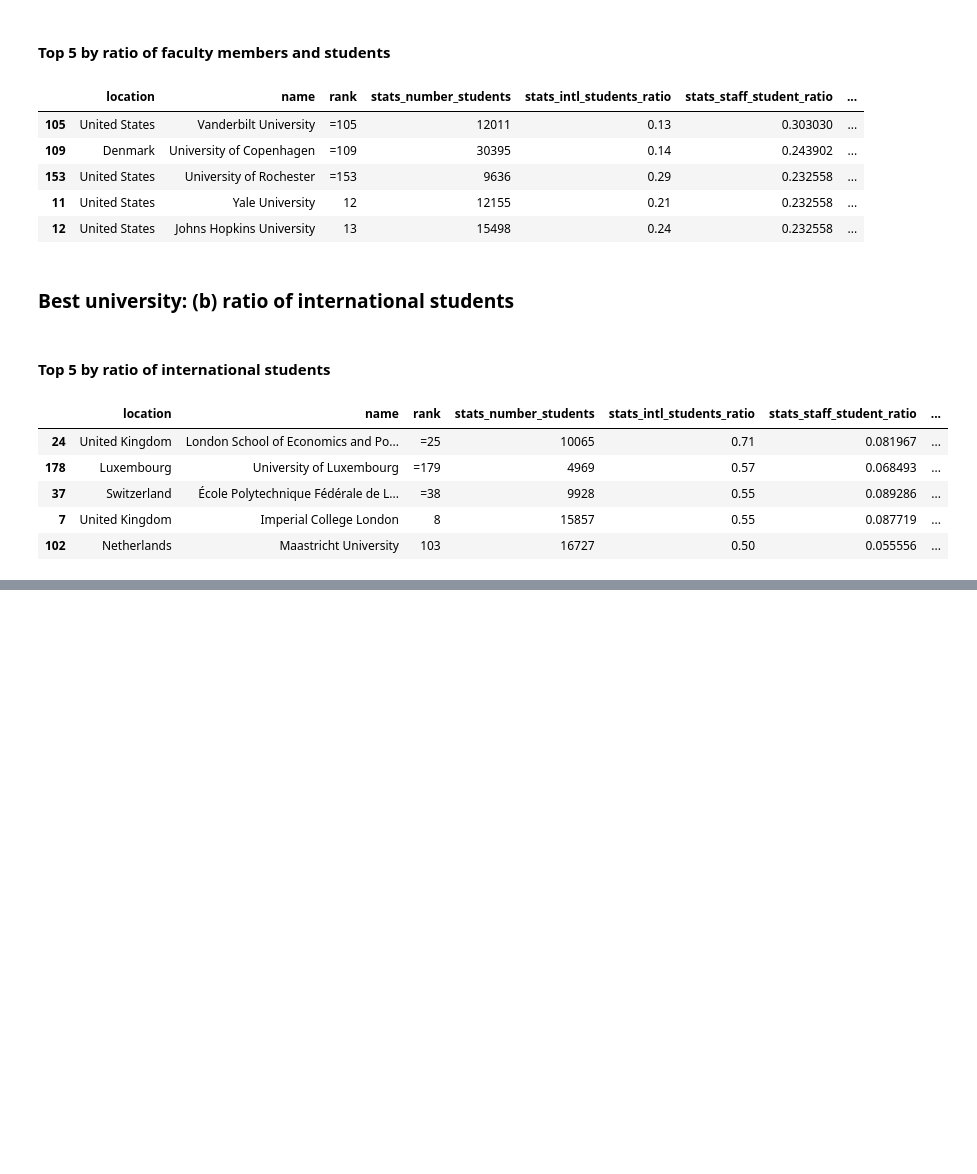
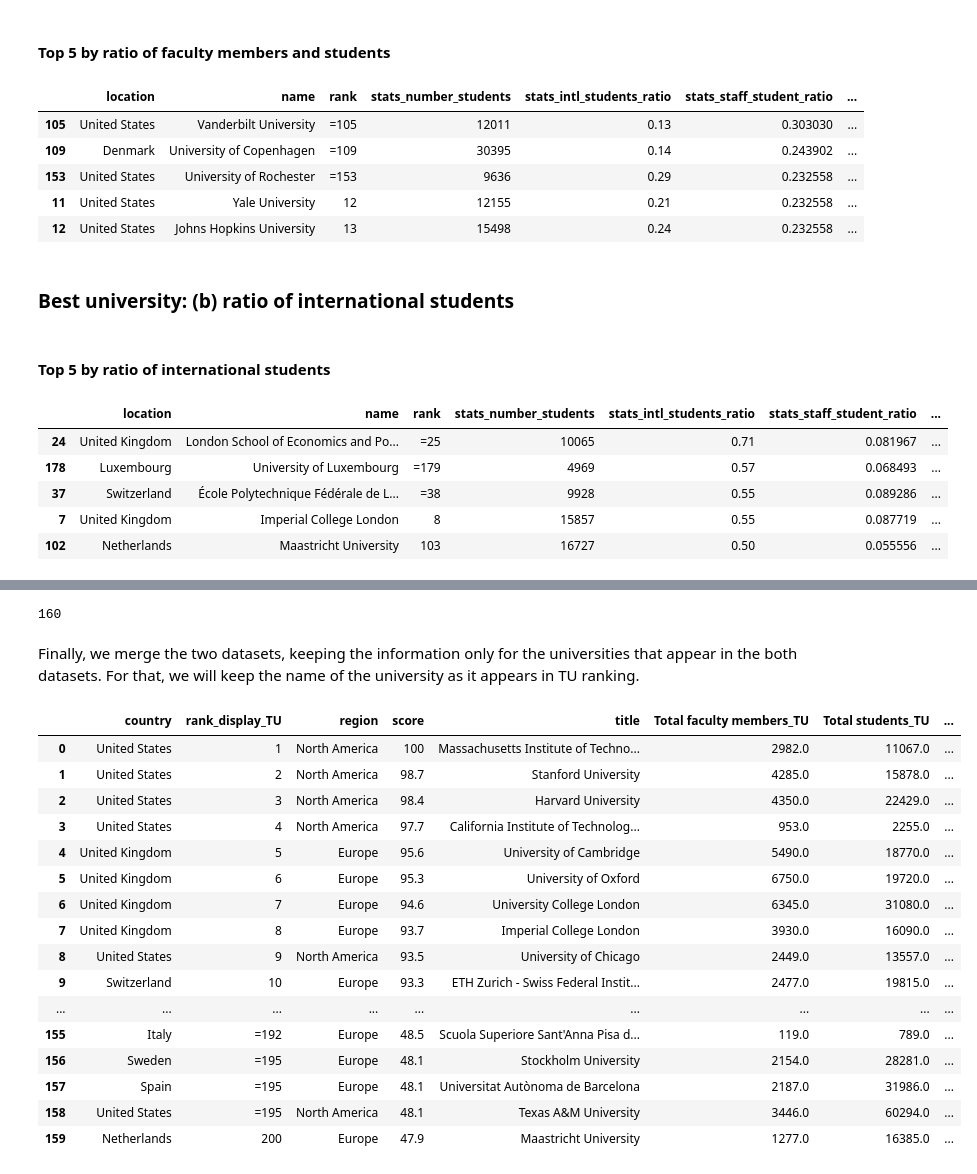
Before and after one commit to baetuc/ADA-CS-401, a Jupyter notebook: 02 - Data from the Web/Homework 2.ipynb, the cells around one changed output, grey strips where cells are left out. Cells and saved outputs as stored; diff of their text form; code cells hidden in the pictures; blank space fills up the shorter version.

```diff
--- a/02 - Data from the Web/Homework 2.ipynb
+++ b/02 - Data from the Web/Homework 2.ipynb
@@ -702,12 +702,12 @@ def pair_universities():
 
         if best_match_university is not None: # we found match
             paired.append((university_data.title, best_match_university))
-            delete_entry_by_university_name(best_match_university, THE_universities_normalized)
+            delete_entry_by_university_name(best_match_university, THE_universities_normalized) # delete matched university from the list
 
         else:
-            unpaired.append(university_data.title)
+            unpaired.append((university_data.title, university_data.country))
 
-    THE_unpaired = [pair[1] for pair in THE_universities_normalized]
+    THE_unpaired = [(pair[1], pair[2]) for pair in THE_universities_normalized]
 
     return paired, unpaired, THE_unpaired
 # %%
@@ -727,0 +807,50 @@ print(b)
+# %%
+paired.remove(('Universitat de Barcelona' ,'Autonomous University of Barcelona'))
+paired.remove(('Vrije Universiteit Brussel (VUB)', 'Université Libre de Bruxelles'))
+
+paired.append(('Ludwig-Maximilians-Universität München', 'LMU Munich'))
+paired.append(('Albert-Ludwigs-Universitaet Freiburg', 'University of Freiburg'))
+paired.append(('Lomonosov Moscow State University', 'Lomonosov Moscow State University'))
+paired.append(('Universitat Autònoma de Barcelona', 'Autonomous University of Barcelona'))
+paired.append(('Washington University in St. Louis', 'Washington University in St Louis'))
+
+len(paired)
+# %% [output]
+160
+# %% [markdown]
+Finally, we merge the two datasets, keeping the information only for the universities that appear in the both datasets. For that, we will keep the name of the university as it appears in TU ranking.
+# %%
+THE_names_to_TU_names = {key:value for value, key in paired}
+# dictionary which maps the universities names from THE ranking to the universities names from TU ranking, for all universities
+# that appear in both rankings
+
+THE_df = data_thedu.copy()
+
+THE_df['name'] = THE_df['name'].apply(lambda x: THE_names_to_TU_names[x] if x in THE_names_to_TU_names else x)
+# transforms the name of the universities that also appeat in TU ranking in their equivalent from TU
+THE_df.rename(columns={'name':'title', 'rank':'rank_display', 'stats_number_students':'Total students',
+                      'stats_intl_students_ratio':'Ratio intl/total students',
+                      'stats_staff_student_ratio':'Ratio faculty/students',
+                      'number_international_students_inferred':'International students',
+                      'number_faculty_members_inferred':'Total faculty members'}, inplace=True)
+
+merged_df = TU_df.merge(THE_df, on='title', how='inner', suffixes=('_TU', '_THE'))
+merged_df
+# %% [output]
+|  | country | rank_display_TU | region | score | title | Total faculty members_TU | Total students_TU | ... |
+| 0 | United States | 1 | North America | 100 | Massachusetts Institute of Techno... | 2982.0 | 11067.0 | ... |
+| 1 | United States | 2 | North America | 98.7 | Stanford University | 4285.0 | 15878.0 | ... |
+| 2 | United States | 3 | North America | 98.4 | Harvard University | 4350.0 | 22429.0 | ... |
+| 3 | United States | 4 | North America | 97.7 | California Institute of Technolog... | 953.0 | 2255.0 | ... |
+| 4 | United Kingdom | 5 | Europe | 95.6 | University of Cambridge | 5490.0 | 18770.0 | ... |
+| 5 | United Kingdom | 6 | Europe | 95.3 | University of Oxford | 6750.0 | 19720.0 | ... |
+| 6 | United Kingdom | 7 | Europe | 94.6 | University College London | 6345.0 | 31080.0 | ... |
+| 7 | United Kingdom | 8 | Europe | 93.7 | Imperial College London | 3930.0 | 16090.0 | ... |
+| 8 | United States | 9 | North America | 93.5 | University of Chicago | 2449.0 | 13557.0 | ... |
+| 9 | Switzerland | 10 | Europe | 93.3 | ETH Zurich - Swiss Federal Instit... | 2477.0 | 19815.0 | ... |
+| ... | ... | ... | ... | ... | ... | ... | ... | ... |
+| 155 | Italy | =192 | Europe | 48.5 | Scuola Superiore Sant'Anna Pisa d... | 119.0 | 789.0 | ... |
+| 156 | Sweden | =195 | Europe | 48.1 | Stockholm University | 2154.0 | 28281.0 | ... |
+| 157 | Spain | =195 | Europe | 48.1 | Universitat Autònoma de Barcelona | 2187.0 | 31986.0 | ... |
+| 158 | United States | =195 | North America | 48.1 | Texas A&M University | 3446.0 | 60294.0 | ... |
+| 159 | Netherlands | 200 | Europe | 47.9 | Maastricht University | 1277.0 | 16385.0 | ... |
```
Also changed, not shown: parts of 18 cells of this notebook.
